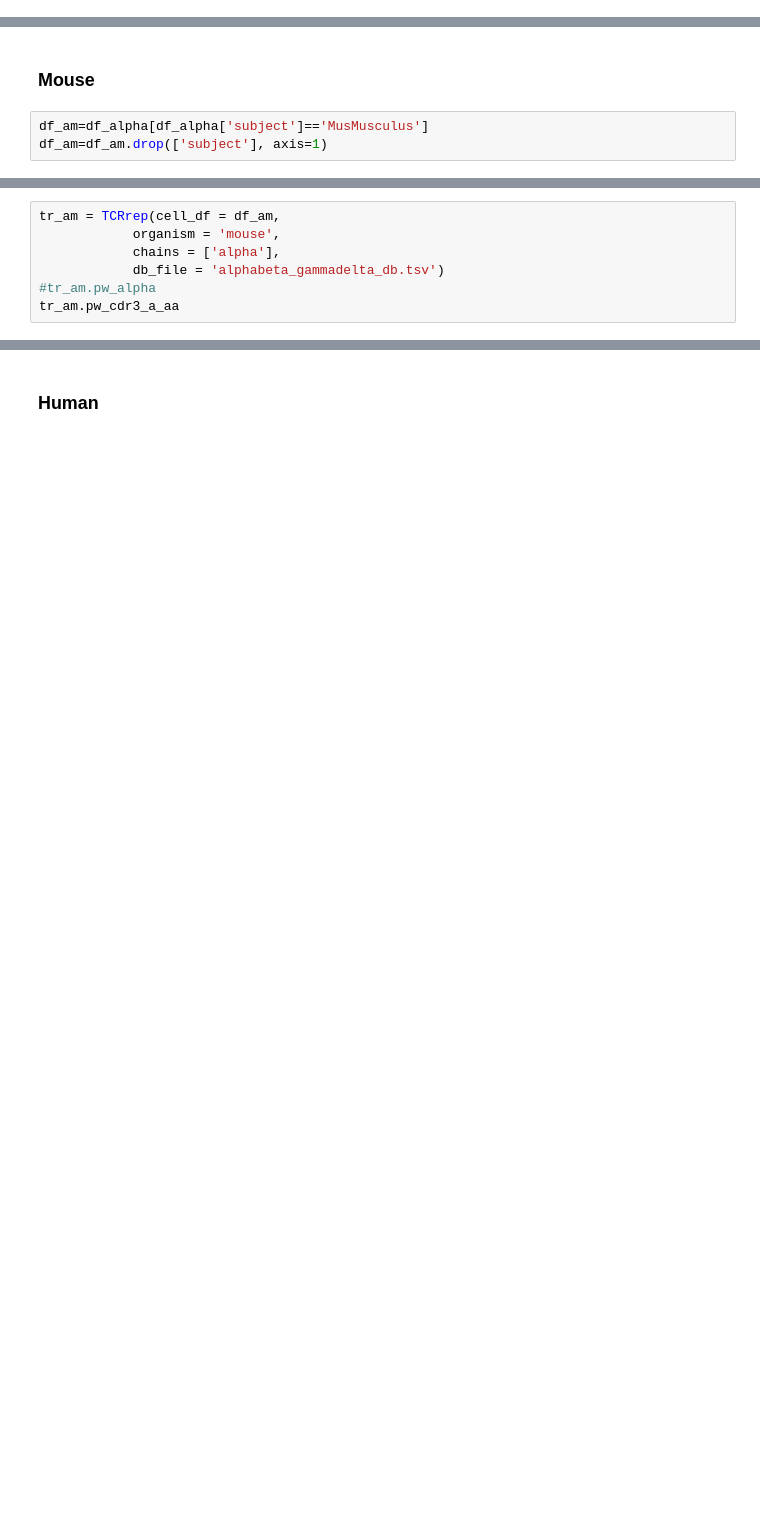
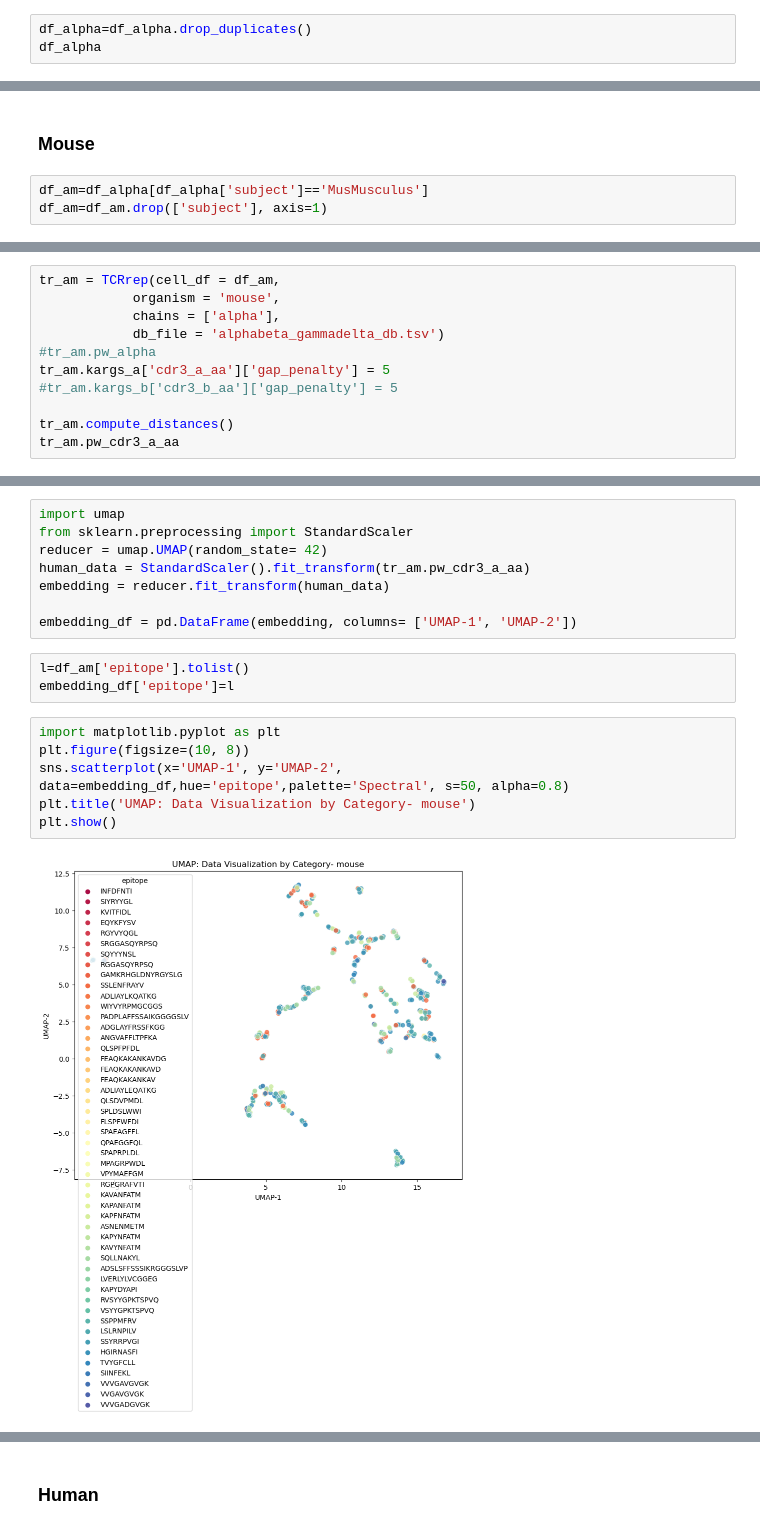
Before and after one commit to UoB-DSMP-2023-24/dsmp-2024-group10, a Jupyter notebook: T cell.ipynb, the cells around one changed output, grey strips where cells are left out. Saved outputs shown, nothing was run; the diff lists cells and outputs as text; blank space fills up the shorter version.

```diff
--- a/T cell.ipynb
+++ b/T cell.ipynb
@@ -205,0 +188,3 @@ df_alpha
+# %%
+df_alpha=df_alpha.drop_duplicates()
+df_alpha
@@ -214,5 +228,9 @@ tr_am = TCRrep(cell_df = df_am,
             chains = ['alpha'],
             db_file = 'alphabeta_gammadelta_db.tsv')
 #tr_am.pw_alpha
+tr_am.kargs_a['cdr3_a_aa']['gap_penalty'] = 5
+#tr_am.kargs_b['cdr3_b_aa']['gap_penalty'] = 5
+
+tr_am.compute_distances()
 tr_am.pw_cdr3_a_aa
 # %% [output]
@@ -227,0 +245,19 @@ np.savetxt('Alpha_mouse.csv',tr_am.pw_cdr3_a_aa,delimiter=',',fmt='%d')
+# %%
+import umap
+from sklearn.preprocessing import StandardScaler
+reducer = umap.UMAP(random_state= 42)
+human_data = StandardScaler().fit_transform(tr_am.pw_cdr3_a_aa)
+embedding = reducer.fit_transform(human_data)
+
+embedding_df = pd.DataFrame(embedding, columns= ['UMAP-1', 'UMAP-2'])
+# %%
+l=df_am['epitope'].tolist()
+embedding_df['epitope']=l
+# %%
+import matplotlib.pyplot as plt
+plt.figure(figsize=(10, 8))
+sns.scatterplot(x='UMAP-1', y='UMAP-2', data=embedding_df,hue='epitope',palette='Spectral', s=50, alpha=0.8)
+plt.title('UMAP: Data Visualization by Category- mouse')
+plt.show()
+# %% [output]
+[figure, added]
```
Also changed, not shown: parts of 20 cells of this notebook.
